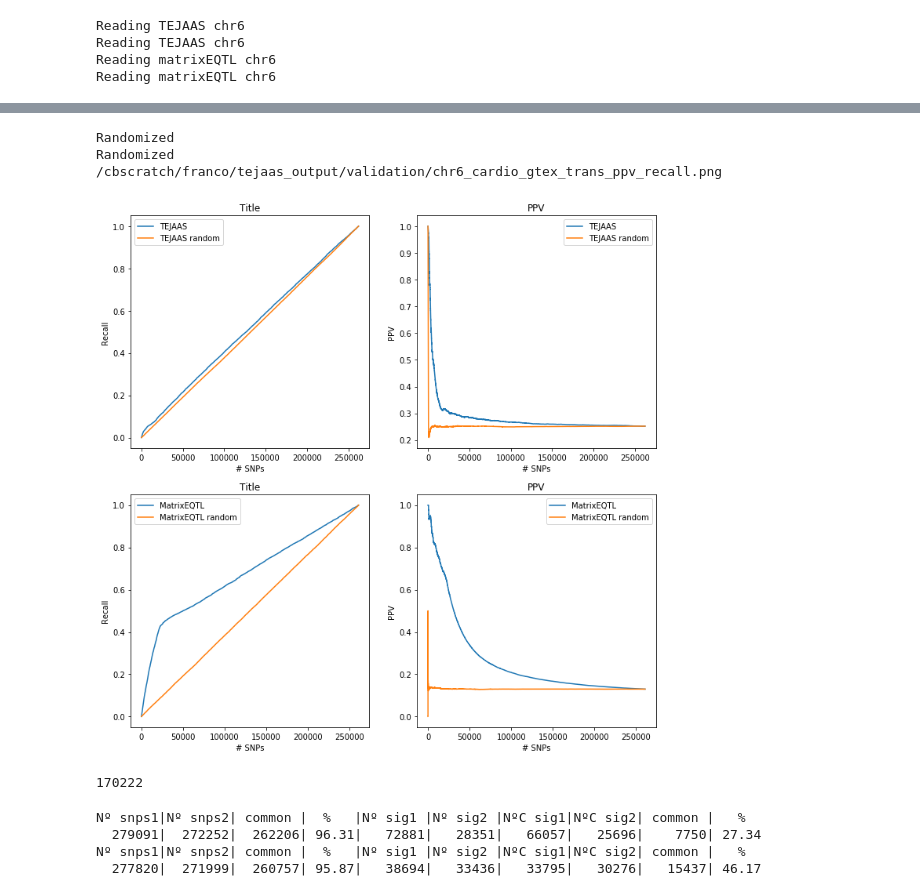
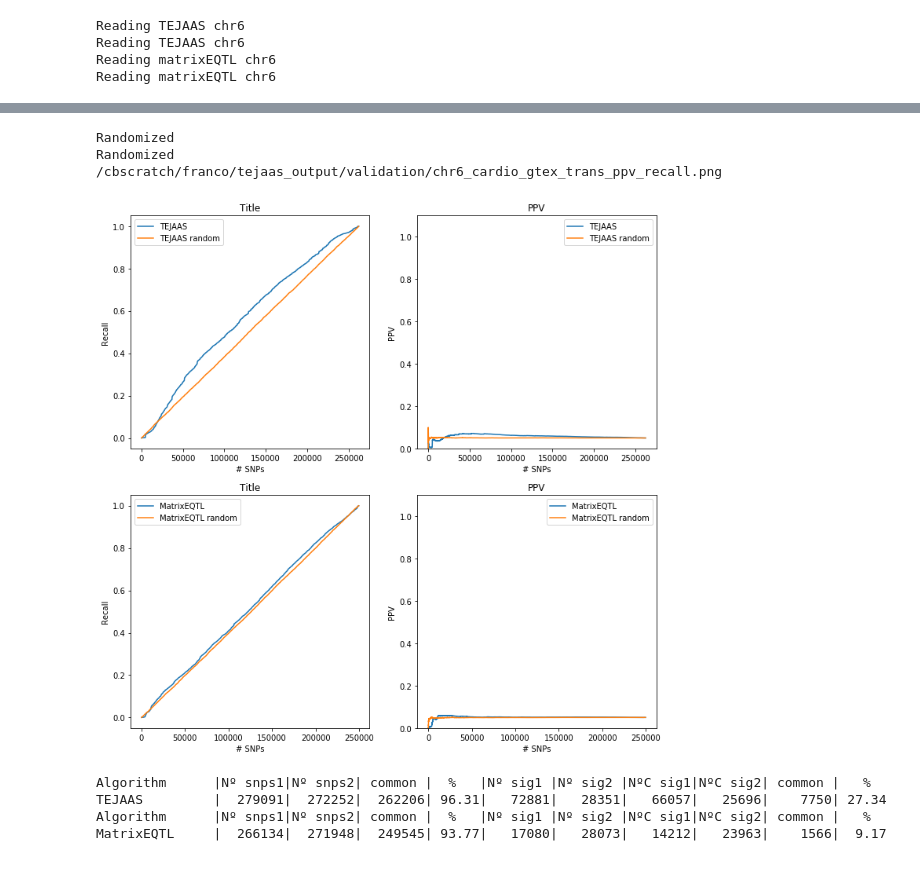
Before and after one commit to timkartar/Tejaas_Pipeline, a Jupyter notebook: devtools/validation_pipeline_plots.ipynb, the cells around one changed output, grey strips where cells are left out. Saved outputs shown, nothing was run; the diff lists cells and outputs as text; code cells hidden in the pictures.

```diff
--- a/devtools/validation_pipeline_plots.ipynb
+++ b/devtools/validation_pipeline_plots.ipynb
@@ -319,21 +346,20 @@ for algo_i in range(n_algorithms):
     subplotgrid += algo_i
 
     if algorithm == "TEJAAS":
+        if method == "rr":
+            x_values, toplot = get_validation_curve(tejaas_gtex_dict, tejaas_cardio_dict, pval_thres=0.05)
+            x_values_random, random_toplot = get_validation_curve(tejaas_gtex_dict, tejaas_cardio_dict, pval_thres=0.05, randomize=True)
 
-        x_values, toplot = get_validation_curve(tejaas_gtex_dict, tejaas_cardio_dict, pval_thres=0.05)
-        x_values_random, random_toplot = get_validation_curve(tejaas_gtex_dict, tejaas_cardio_dict, pval_thres=0.05, randomize=True)
+        if method == "jpa":
+            x_values, toplot = get_validation_curve_jpa(tejaas_gtex_dict, tejaas_cardio_dict)
+            x_values_random, random_toplot = get_validation_curve_jpa(tejaas_gtex_dict, tejaas_cardio_dict, randomize=True)
 
     if algorithm == "MatrixEQTL":
-
-#         mqtl_gtex_dict, mqtl_cardio_dict = load_matrixeqtl_results(chr_list, gtex_dir, cardio_dir)
-
         x_values, toplot = get_validation_curve(mqtl_gtex_dict, mqtl_cardio_dict, pval_thres=0.05)
         x_values_random, random_toplot = get_validation_curve(mqtl_gtex_dict, mqtl_cardio_dict, pval_thres=0.05, randomize=True)
 
     ax = fig.add_subplot(subplotgrid)
     plt.title('Predicted on Cardiogenics, validated on GTEx ')
-#     ax.plot(x_values[k:m],toplot[k:m], label=algorithm)
-#     ax.plot(x_values_random[k:m+offset], random_toplot[k:m+offset], label='Random SNPs - '+algorithm)
     ax.plot(x_values,toplot, label=algorithm)
     ax.plot(x_values_random, random_toplot, label='Random SNPs - '+algorithm)
     ax.legend()
@@ -427,7 +601,7 @@ def evaluate_replication(test_dict, validation_dict, islog=True, randomize=False
 # %%
 import matplotlib.pyplot
 
-algorithms = ["TEJAAS","MatrixEQTL"]
+algorithms = ["TEJAAS" ,"MatrixEQTL"]
 n_algorithms = len(algorithms)
 if n_algorithms == 1:
     subplotgrid = 121
@@ -445,61 +619,67 @@ for algo_i in range(n_algorithms):
     algorithm  = algorithms[algo_i]
 
     if algorithm == "TEJAAS":
-        validation_dict, test_dict = get_compatible_snp_dicts(tejaas_gtex_dict, tejaas_cardio_dict)
+        test_dict, validation_dict = get_compatible_snp_dicts(tejaas_gtex_dict, tejaas_cardio_dict)
 
-        x_vals, i_vals, n_vals, recall, ppv = evaluate_replication(test_dict, validation_dict)
-        rx_vals, ri_vals, rn_vals, rrecall, rppv = evaluate_replication(test_dict, validation_dict, randomize=True)
+        if method == "rr":
+#             x_vals, i_vals, n_vals, recall, ppv = evaluate_replication(test_dict, validation_dict)
+#             rx_vals, ri_vals, rn_vals, rrecall, rppv = evaluate_replication(test_dict, validation_dict, randomize=True)
+            x_vals, i_vals, n_vals, recall, ppv = evaluate_replication_empirical(test_dict, validation_dict)
+            rx_vals, ri_vals, rn_vals, rrecall, rppv = evaluate_replication_empirical(test_dict, validation_dict, randomize=True)
+        if method == "jpa":
+            x_vals, i_vals, n_vals, recall, ppv = evaluate_replication_jpa(test_dict, validation_dict)
+            rx_vals, ri_vals, rn_vals, rrecall, rppv = evaluate_replication_jpa(test_dict, validation_dict, randomize=True)
 
     if algorithm == "MatrixEQTL":
         validation_dict, test_dict = get_compatible_snp_dicts(mqtl_gtex_dict, mqtl_cardio_dict)
 
-        x_vals, i_vals, n_vals, recall, ppv = evaluate_replication(test_dict, validation_dict)
-        rx_vals, ri_vals, rn_vals, rrecall, rppv = evaluate_replication(test_dict, validation_dict, randomize=True)
+#         x_vals, i_vals, n_vals, recall, ppv = evaluate_replication(test_dict, validation_dict)
+#         rx_vals, ri_vals, rn_vals, rrecall, rppv = evaluate_replication(test_dict, validation_dict, randomize=True)
+        x_vals, i_vals, n_vals, recall, ppv = evaluate_replication_empirical(test_dict, validation_dict)
+        rx_vals, ri_vals, rn_vals, rrecall, rppv = evaluate_replication_empirical(test_dict, validation_dict, randomize=True)
+
 
     ax = fig.add_subplot(subplotgrid)
     plt.title('Title')
     ax.plot(i_vals, recall, label=algorithm)
     ax.plot(ri_vals, rrecall, label=algorithm + " random")
     ax.legend()
     ax.set_xlabel("# SNPs")
     ax.set_ylabel("Recall")
 
     subplotgrid += 1
     ax = fig.add_subplot(subplotgrid)
     plt.title('PPV')
     ax.plot(i_vals, ppv, label=algorithm)
     ax.plot(ri_vals, rppv, label=algorithm + " random")
     ax.legend()
+    ax.set_ylim(0,1.1)
     ax.set_xlabel("# SNPs")
     ax.set_ylabel("PPV")
 
     subplotgrid += 1
 
 if not os.path.exists(outdir):
     os.makedirs(outdir)
 fig_file = os.path.join(outdir, "chr"+str(chr_list[0])+"_cardio_gtex_trans_ppv_recall.png")
 print(fig_file)
 # plt.savefig(fig_file)
 plt.show()
 # %% [output]
 Randomized
 Randomized
 /cbscratch/franco/tejaas_output/validation/chr6_cardio_gtex_trans_ppv_recall.png
-[figure, old version]
+[figure, new version]
-# %%
-max(n_vals)
-# %% [output]
-170222
 # %%
 algorithms = ["TEJAAS","MatrixEQTL"]
 for algorithm in algorithms:
     if algorithm == "TEJAAS":
-        get_replication_sizes(tejaas_gtex_dict, tejaas_cardio_dict)
+        get_replication_sizes(tejaas_gtex_dict, tejaas_cardio_dict, algorithm)
 
     if algorithm == "MatrixEQTL":
-        get_replication_sizes(mqtl_gtex_dict, mqtl_cardio_dict)
+        get_replication_sizes(mqtl_gtex_dict, mqtl_cardio_dict, algorithm)
 # %% [output]
-Nº snps1|Nº snps2| common |  %   |Nº sig1 |Nº sig2 |NºC sig1|NºC sig2| common |   %
-  279091|  272252|  262206| 96.31|   72881|   28351|   66057|   25696|    7750| 27.34
-Nº snps1|Nº snps2| common |  %   |Nº sig1 |Nº sig2 |NºC sig1|NºC sig2| common |   %
-  277820|  271999|  260757| 95.87|   38694|   33436|   33795|   30276|   15437| 46.17
+Algorithm      |Nº snps1|Nº snps2| common |  %   |Nº sig1 |Nº sig2 |NºC sig1|NºC sig2| common |   %
+TEJAAS         |  279091|  272252|  262206| 96.31|   72881|   28351|   66057|   25696|    7750| 27.34
+Algorithm      |Nº snps1|Nº snps2| common |  %   |Nº sig1 |Nº sig2 |NºC sig1|NºC sig2| common |   %
+MatrixEQTL     |  266134|  271948|  249545| 93.77|   17080|   28073|   14212|   23963|    1566|  9.17
```
Also changed, not shown: parts of 14 cells of this notebook, 13 other files.
